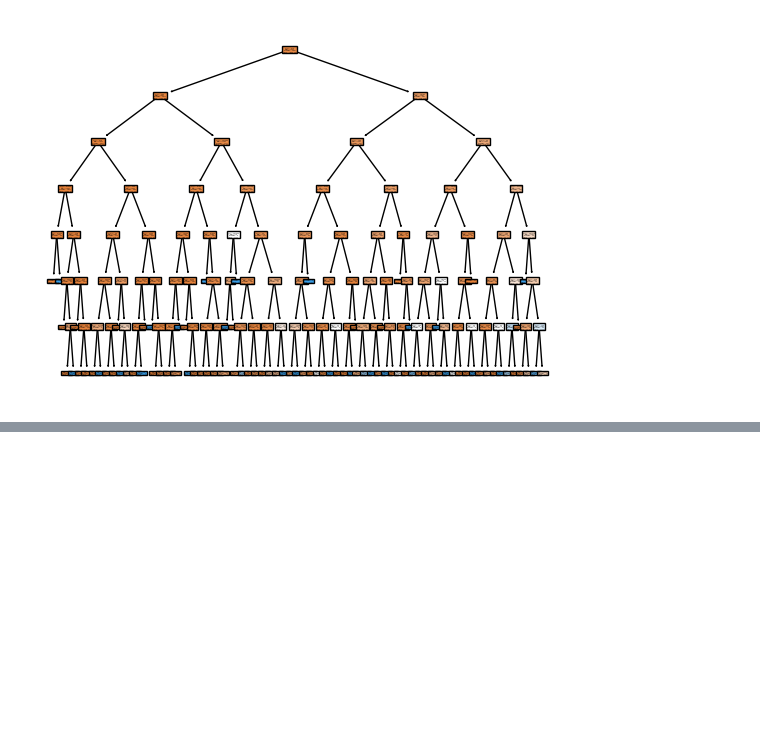
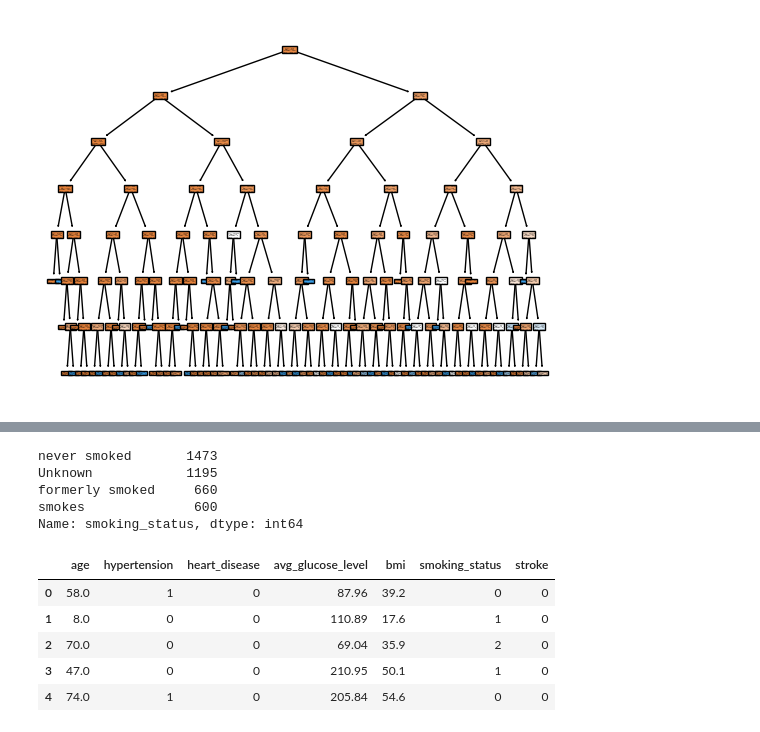
Before and after one commit to DS3001/group5, a Jupyter notebook: lab2.ipynb, the cells around one changed output, grey strips where cells are left out. Cells and saved outputs as stored; diff of their text form; code cells hidden in the pictures; blank space fills up the shorter version.

```diff
--- a/lab2.ipynb
+++ b/lab2.ipynb
@@ -403,0 +425,45 @@ depth 7
+# %%
+# make column names lowercase
+df_train.columns = map(str.lower, df_train.columns)
+df_test.columns = map(str.lower, df_test.columns)
+# %%
+# drop uncessary columns (Unnamed: 0, and id)
+df_train = df_train.drop(df_train.columns[:2], axis=1)
+df_test = df_test.drop(df_test.columns[:2], axis=1)
+# %%
+### NEW ###
+df_train = df_train.dropna()
+df_test = df_test.dropna()
+# %%
+### NEW ###
+df_train = df_train.drop(labels=['work_type', 'residence_type','gender','ever_married'], axis=1)
+df_test = df_test.drop(labels=['work_type', 'residence_type','gender','ever_married'], axis=1)
+# %%
+df_train['smoking_status'].value_counts()
+# %% [output]
+never smoked       1473
+Unknown            1195
+formerly smoked     660
+smokes              600
+Name: smoking_status, dtype: int64
+# %%
+### NEW ###
+
+df_train.loc[df_train['smoking_status'] == 'never smoked', 'smoking_status'] = 0
+df_train.loc[df_train['smoking_status'] == 'Unknown', 'smoking_status'] = 1
+df_train.loc[df_train['smoking_status'] == 'formerly smoked', 'smoking_status'] = 2
+df_train.loc[df_train['smoking_status'] == 'smokes', 'smoking_status'] = 3
+
+df_test.loc[df_test['smoking_status'] == 'never smoked', 'smoking_status'] = 0
+df_test.loc[df_test['smoking_status'] == 'Unknown', 'smoking_status'] = 1
+df_test.loc[df_test['smoking_status'] == 'formerly smoked', 'smoking_status'] = 2
+df_test.loc[df_test['smoking_status'] == 'smokes', 'smoking_status'] = 3
+
+df_test.head()
+# %% [output]
+|  | age | hypertension | heart_disease | avg_glucose_level | bmi | smoking_status | stroke |
+| 0 | 58.0 | 1 | 0 | 87.96 | 39.2 | 0 | 0 |
+| 1 | 8.0 | 0 | 0 | 110.89 | 17.6 | 1 | 0 |
+| 2 | 70.0 | 0 | 0 | 69.04 | 35.9 | 2 | 0 |
+| 3 | 47.0 | 0 | 0 | 210.95 | 50.1 | 1 | 0 |
+| 4 | 74.0 | 1 | 0 | 205.84 | 54.6 | 0 | 0 |
```
Also changed, not shown: parts of 9 cells of this notebook.
